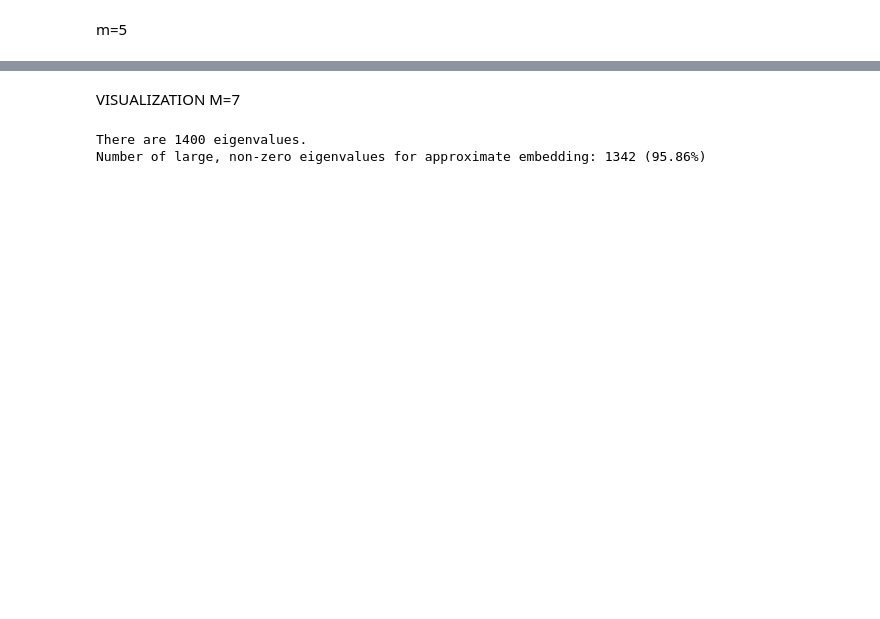
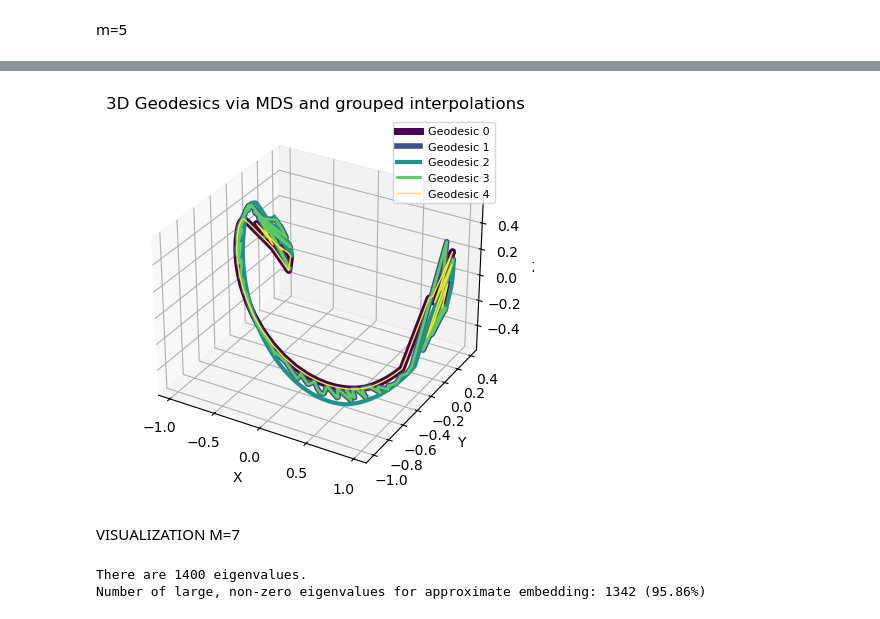
Before and after one commit to laurasaizz/Visualization-S3, a Jupyter notebook: mds3sphere.ipynb, the cells around one changed output, grey strips where cells are left out. Saved outputs shown, nothing was run; the diff lists cells and outputs as text; code cells hidden in the pictures; blank space fills up the shorter version.

```diff
--- a/mds3sphere.ipynb
+++ b/mds3sphere.ipynb
@@ -76,3 +85,8 @@ plot_interpolation_2d(x5c_2d,y5c_2d,geodesic_index5)
+# %%
+x5c_3d, y5c_3d, z5c_3d = compress_to_sphere(3, x5_3d, y5_3d, z5_3d)
+plot_interpolation_3d(x5c_3d, y5c_3d, z5c_3d, geodesic_index5)
+# %% [output]
+[figure, added]
 # %% [markdown]
 VISUALIZATION M=7
 # %%
```
Also changed, not shown: parts of 17 cells of this notebook, 6 other files.
